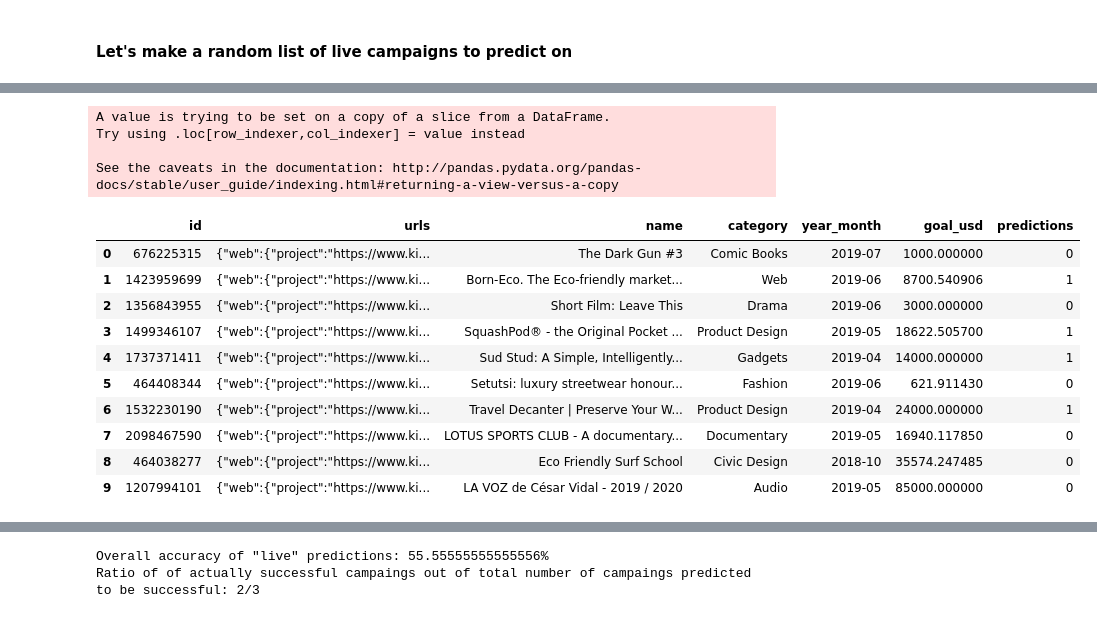
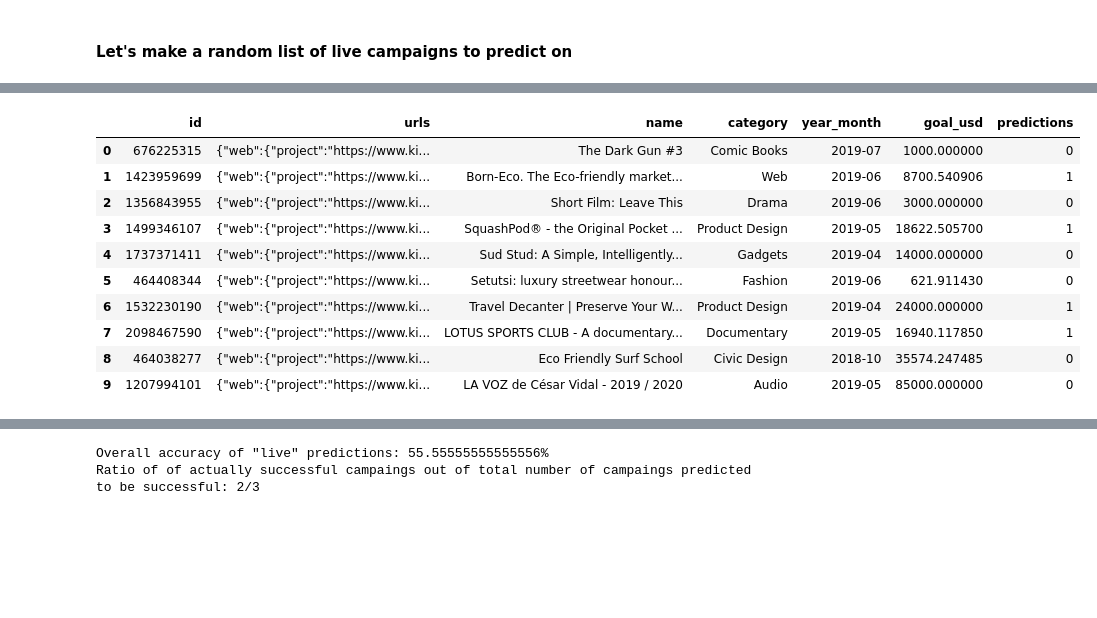
Before and after one commit to nateej1/kickstarter-campaign-classification, a Jupyter notebook: notebooks/04_reports/20190816-mlb-DRAFT-final-report.ipynb, the cells around one changed output, grey strips where cells are left out. Drawn from its saved outputs; the diff is of its cells as text; code cells hidden in the pictures; blank space fills up the shorter version.

```diff
--- a/notebooks/04_reports/20190816-mlb-DRAFT-final-report.ipynb
+++ b/notebooks/04_reports/20190816-mlb-DRAFT-final-report.ipynb
@@ -539,12 +493,3 @@ Precision of Random Forest Model: 71.25290078710017%
 ### Boosting Models - Adaboost
 # %% [markdown]
 #### Find best parameters
-# %%
-# set parameters to test in the randomized search
-params = {'n_estimators': list(np.arange(50, 200, 10))}
-
-# instantiate randomized search with Adaboost classifier
-randomABCV = RandomizedSearchCV(AdaBoostClassifier(), params, cv=5)
-
-# fit the model
-randomABCV.fit(X_train, y_train)
@@ -596,13 +537,2 @@ Precision of Adaboost Model: 80.4976184136564%
 # %% [markdown]
 ### Logistic Regression Model
-# %%
-penalty = ['l1', 'l2']
-
-# Create regularization hyperparameter space
-C = np.logspace(0, 4, 10)
-
-# Create hyperparameter options
-hyperparameters = dict(C=C, penalty=penalty)
-
-randomLR = RandomizedSearchCV(LogisticRegression(), hyperparameters, cv=5)
-randomLR.fit(X_train, y_train)
@@ -795,27 +711,23 @@ campaigns_to_predict_on
 X_feats = ['category', 'blurb_word_count', 'campaign_length',
            'delta_created_launched', 'goal_usd', 'world_regions']
 X_live_pred = pd.get_dummies(campaigns_to_predict_on[X_feats])
-model_features = list(X.columns)
+final_model_features = list(X.columns)
 # %%
-X_lp_final = prepare_missing_adaboost_columns(X_live_pred, model_features, 10)
+X_lp_final = prepare_missing_adaboost_columns(X_live_pred, final_model_features, 10)
 # %%
-y_pred_live = final_abm.predict(X_lp_final)
+y_pred_live = final_nbB.predict(X_lp_final)
 campaigns_to_predict_on['predictions'] = y_pred_live
 campaigns_to_predict_on[['id', 'urls','name', 'category', 'year_month', 'goal_usd', 'predictions']]
 # %% [output]
-A value is trying to be set on a copy of a slice from a DataFrame.
-Try using .loc[row_indexer,col_indexer] = value instead
-
-See the caveats in the documentation: http://pandas.pydata.org/pandas-docs/stable/user_guide/indexing.html#returning-a-view-versus-a-copy
 |  | id | urls | name | category | year_month | goal_usd | predictions |
 | 0 | 676225315 | {"web":{"project":"https://www.ki... | The Dark Gun #3 | Comic Books | 2019-07 | 1000.000000 | 0 |
 | 1 | 1423959699 | {"web":{"project":"https://www.ki... | Born-Eco. The Eco-friendly market... | Web | 2019-06 | 8700.540906 | 1 |
 | 2 | 1356843955 | {"web":{"project":"https://www.ki... | Short Film: Leave This | Drama | 2019-06 | 3000.000000 | 0 |
 | 3 | 1499346107 | {"web":{"project":"https://www.ki... | SquashPod® - the Original Pocket ... | Product Design | 2019-05 | 18622.505700 | 1 |
-| 4 | 1737371411 | {"web":{"project":"https://www.ki... | Sud Stud: A Simple, Intelligently... | Gadgets | 2019-04 | 14000.000000 | 1 |
+| 4 | 1737371411 | {"web":{"project":"https://www.ki... | Sud Stud: A Simple, Intelligently... | Gadgets | 2019-04 | 14000.000000 | 0 |
 | 5 | 464408344 | {"web":{"project":"https://www.ki... | Setutsi: luxury streetwear honour... | Fashion | 2019-06 | 621.911430 | 0 |
 | 6 | 1532230190 | {"web":{"project":"https://www.ki... | Travel Decanter | Preserve Your W... | Product Design | 2019-04 | 24000.000000 | 1 |
-| 7 | 2098467590 | {"web":{"project":"https://www.ki... | LOTUS SPORTS CLUB - A documentary... | Documentary | 2019-05 | 16940.117850 | 0 |
+| 7 | 2098467590 | {"web":{"project":"https://www.ki... | LOTUS SPORTS CLUB - A documentary... | Documentary | 2019-05 | 16940.117850 | 1 |
 | 8 | 464038277 | {"web":{"project":"https://www.ki... | Eco Friendly Surf School | Civic Design | 2018-10 | 35574.247485 | 0 |
 | 9 | 1207994101 | {"web":{"project":"https://www.ki... | LA VOZ de César Vidal - 2019 / 2020 | Audio | 2019-05 | 85000.000000 | 0 |
 # %%
```
Also changed, not shown: parts of 35 cells of this notebook, 2 other files.
